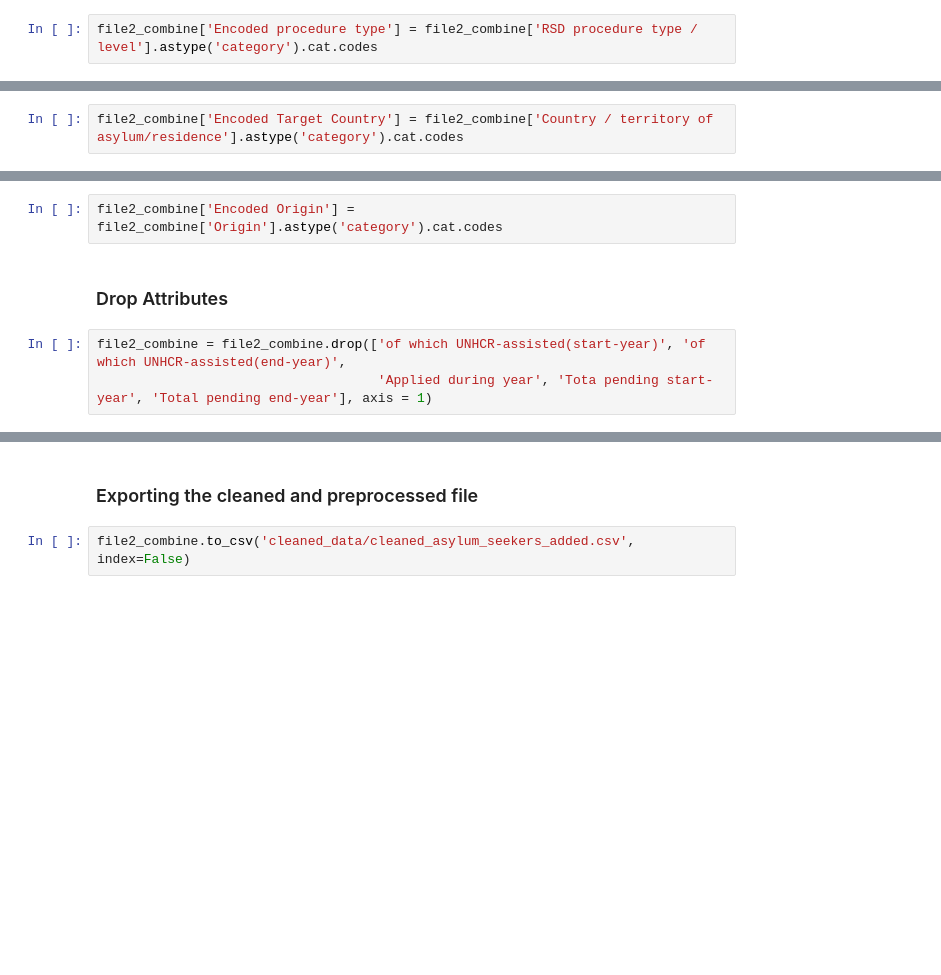
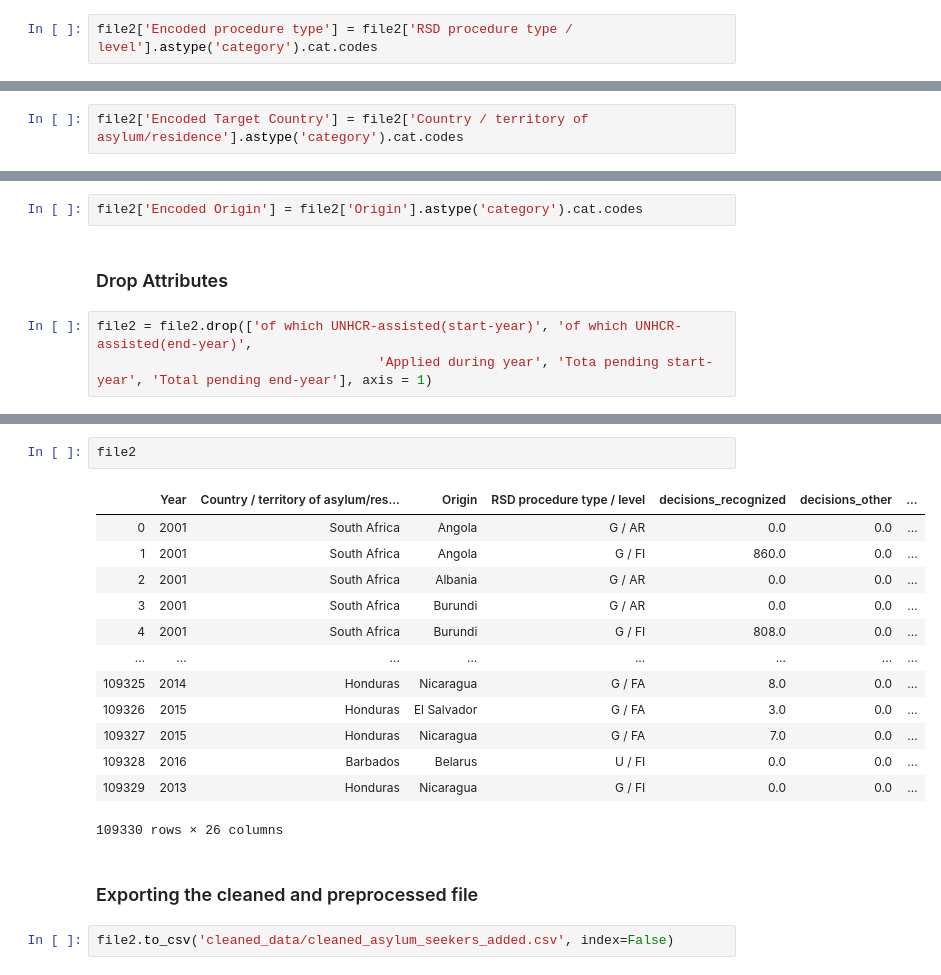
Before and after one commit to darrentyh/IS-424_Data-Mining-Project, a Jupyter notebook: File cleaning and preprocessing.ipynb, the cells around one changed output, grey strips where cells are left out. Cells and saved outputs as stored; diff of their text form; blank space fills up the shorter version.

```diff
--- a/File cleaning and preprocessing.ipynb
+++ b/File cleaning and preprocessing.ipynb
@@ -267,7 +298,7 @@ array(['U / FI', 'U / AR', 'U / FA', 'G / FA', 'G / FI', 'U / RA',
 # %% [markdown]
 #### Encoding RSD procedure type / level
 # %%
-file2_combine['Encoded procedure type'] = file2_combine['RSD procedure type / level'].astype('category').cat.codes
+file2['Encoded procedure type'] = file2['RSD procedure type / level'].astype('category').cat.codes
 # %% [markdown]
 #### Encoding Country / territory of asylum/residence
 # %%
@@ -293,5 +324,5 @@ array(['Afghanistan', 'Albania', 'Algeria', 'Angola', 'Anguilla',
 # %%
-file2_combine['Encoded Target Country'] = file2_combine['Country / territory of asylum/residence'].astype('category').cat.codes
+file2['Encoded Target Country'] = file2['Country / territory of asylum/residence'].astype('category').cat.codes
 # %% [markdown]
 #### Encoding Origin
 # %%
@@ -317,7 +348,7 @@ array(['China', 'Egypt', 'Eritrea', 'Indonesia', 'Iran (Islamic Rep. of)',
 # %%
-file2_combine['Encoded Origin'] = file2_combine['Origin'].astype('category').cat.codes
+file2['Encoded Origin'] = file2['Origin'].astype('category').cat.codes
 # %% [markdown]
 ### Drop Attributes
 # %%
-file2_combine = file2_combine.drop(['of which UNHCR-assisted(start-year)', 'of which UNHCR-assisted(end-year)',
+file2 = file2.drop(['of which UNHCR-assisted(start-year)', 'of which UNHCR-assisted(end-year)',
                                     'Applied during year', 'Tota pending start-year', 'Total pending end-year'], axis = 1)
@@ -345,4 +355,20 @@ file2_combine
+# %%
+file2
+# %% [output]
+|  | Year | Country / territory of asylum/res... | Origin | RSD procedure type / level | decisions_recognized | decisions_other | ... |
+| 0 | 2001 | South Africa | Angola | G / AR | 0.0 | 0.0 | ... |
+| 1 | 2001 | South Africa | Angola | G / FI | 860.0 | 0.0 | ... |
+| 2 | 2001 | South Africa | Albania | G / AR | 0.0 | 0.0 | ... |
+| 3 | 2001 | South Africa | Burundi | G / AR | 0.0 | 0.0 | ... |
+| 4 | 2001 | South Africa | Burundi | G / FI | 808.0 | 0.0 | ... |
+| ... | ... | ... | ... | ... | ... | ... | ... |
+| 109325 | 2014 | Honduras | Nicaragua | G / FA | 8.0 | 0.0 | ... |
+| 109326 | 2015 | Honduras | El Salvador | G / FA | 3.0 | 0.0 | ... |
+| 109327 | 2015 | Honduras | Nicaragua | G / FA | 7.0 | 0.0 | ... |
+| 109328 | 2016 | Barbados | Belarus | U / FI | 0.0 | 0.0 | ... |
+| 109329 | 2013 | Honduras | Nicaragua | G / FI | 0.0 | 0.0 | ... |
+109330 rows × 26 columns
 # %% [markdown]
 ### Exporting the cleaned and preprocessed file
 # %%
-file2_combine.to_csv('cleaned_data/cleaned_asylum_seekers_added.csv', index=False)
+file2.to_csv('cleaned_data/cleaned_asylum_seekers_added.csv', index=False)
```
Also changed, not shown: parts of 44 cells of this notebook, 1 other file.
